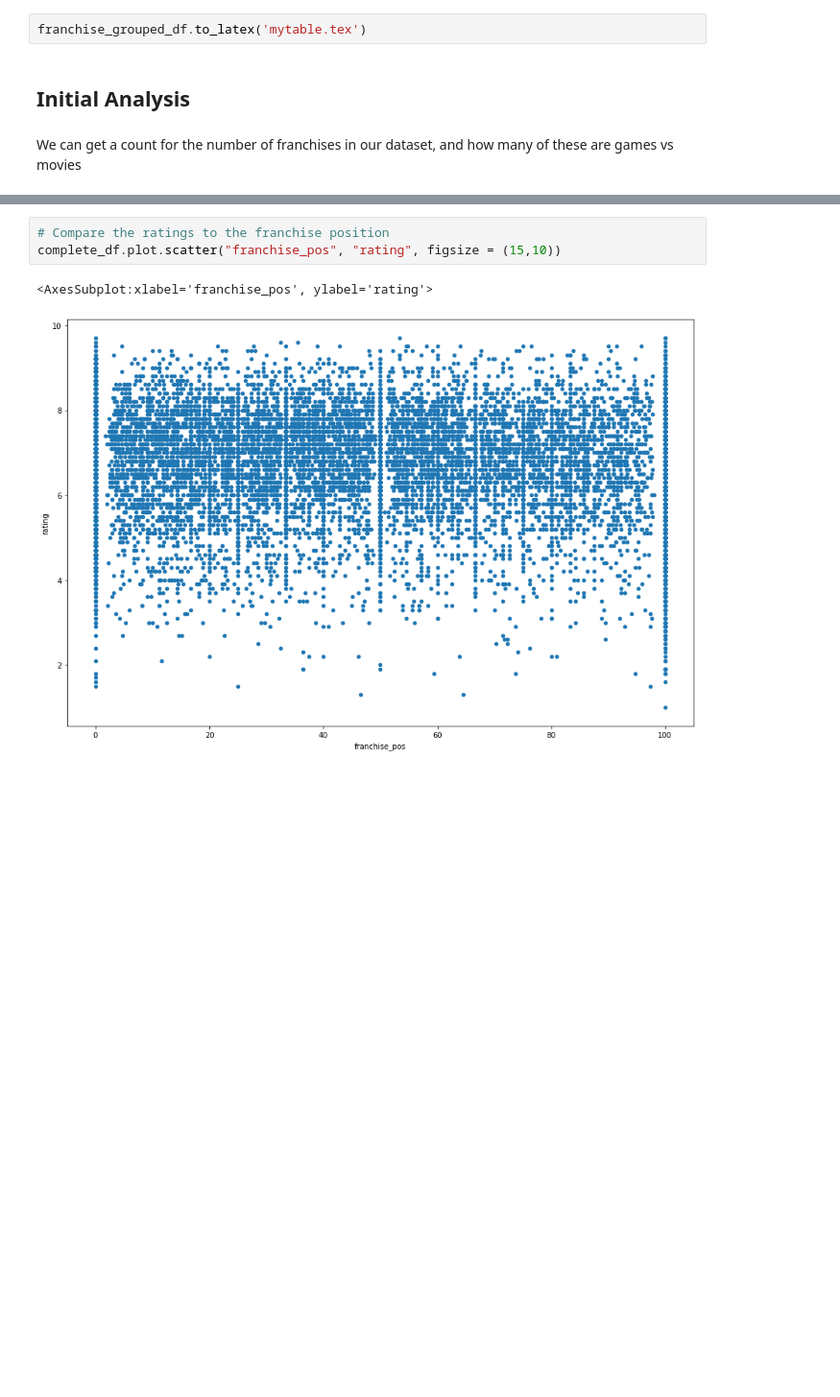
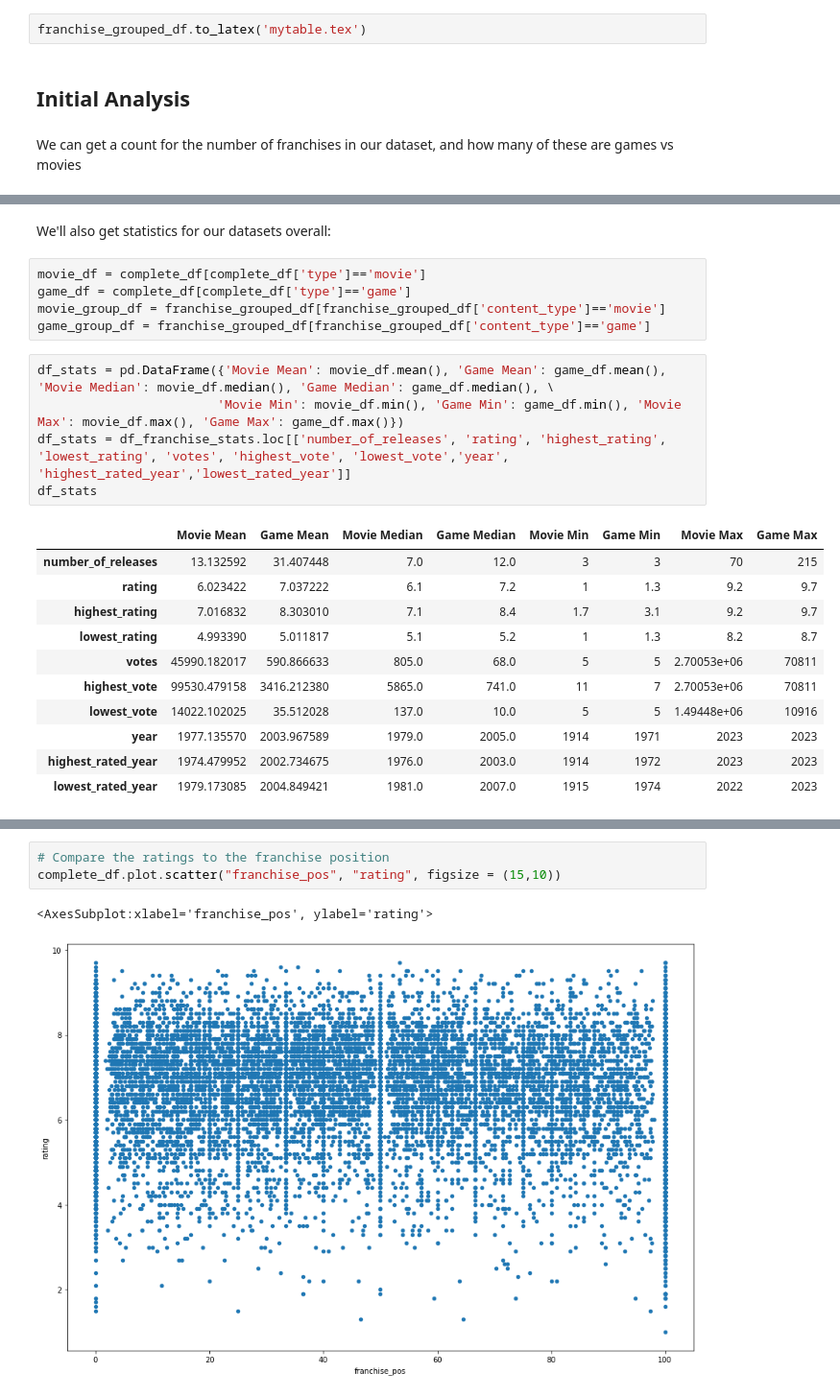
Before and after one commit to adambrennan150/Franchises, a Jupyter notebook: 105_Initial_Analysis.ipynb, the cells around one changed output, grey strips where cells are left out. Shown at 96% size. Saved outputs shown, nothing was run; the diff lists cells and outputs as text; blank space fills up the shorter version.

```diff
--- a/105_Initial_Analysis.ipynb
+++ b/105_Initial_Analysis.ipynb
@@ -462,0 +466,24 @@ plt.show()
+# %% [markdown]
+We'll also get statistics for our datasets overall:
+# %%
+movie_df = complete_df[complete_df['type']=='movie']
+game_df = complete_df[complete_df['type']=='game']
+movie_group_df = franchise_grouped_df[franchise_grouped_df['content_type']=='movie']
+game_group_df = franchise_grouped_df[franchise_grouped_df['content_type']=='game']
+# %%
+df_stats = pd.DataFrame({'Movie Mean': movie_df.mean(), 'Game Mean': game_df.mean(), 'Movie Median': movie_df.median(), 'Game Median': game_df.median(), \
+                        'Movie Min': movie_df.min(), 'Game Min': game_df.min(), 'Movie Max': movie_df.max(), 'Game Max': game_df.max()})
+df_stats = df_franchise_stats.loc[['number_of_releases', 'rating', 'highest_rating', 'lowest_rating', 'votes', 'highest_vote', 'lowest_vote','year', 'highest_rated_year','lowest_rated_year']]
+df_stats
+# %% [output]
+|  | Movie Mean | Game Mean | Movie Median | Game Median | Movie Min | Game Min | Movie Max | Game Max |
+| number_of_releases | 13.132592 | 31.407448 | 7.0 | 12.0 | 3 | 3 | 70 | 215 |
+| rating | 6.023422 | 7.037222 | 6.1 | 7.2 | 1 | 1.3 | 9.2 | 9.7 |
+| highest_rating | 7.016832 | 8.303010 | 7.1 | 8.4 | 1.7 | 3.1 | 9.2 | 9.7 |
+| lowest_rating | 4.993390 | 5.011817 | 5.1 | 5.2 | 1 | 1.3 | 8.2 | 8.7 |
+| votes | 45990.182017 | 590.866633 | 805.0 | 68.0 | 5 | 5 | 2.70053e+06 | 70811 |
+| highest_vote | 99530.479158 | 3416.212380 | 5865.0 | 741.0 | 11 | 7 | 2.70053e+06 | 70811 |
+| lowest_vote | 14022.102025 | 35.512028 | 137.0 | 10.0 | 5 | 5 | 1.49448e+06 | 10916 |
+| year | 1977.135570 | 2003.967589 | 1979.0 | 2005.0 | 1914 | 1971 | 2023 | 2023 |
+| highest_rated_year | 1974.479952 | 2002.734675 | 1976.0 | 2003.0 | 1914 | 1972 | 2023 | 2023 |
+| lowest_rated_year | 1979.173085 | 2004.849421 | 1981.0 | 2007.0 | 1915 | 1974 | 2022 | 2023 |
```
Also changed, not shown: parts of 55 cells of this notebook.
